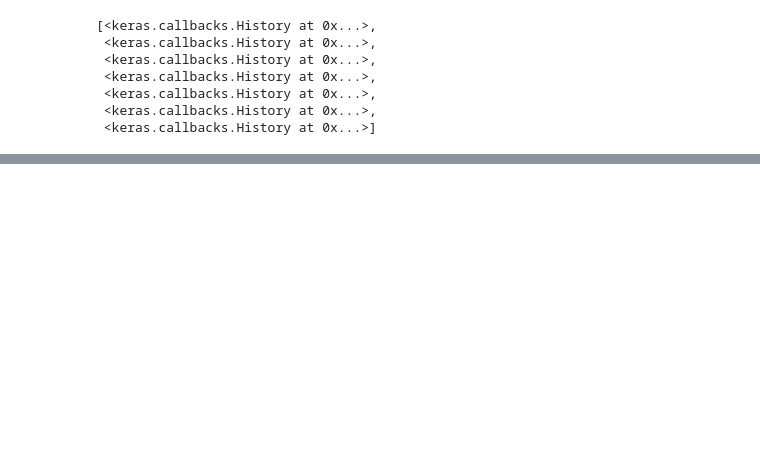
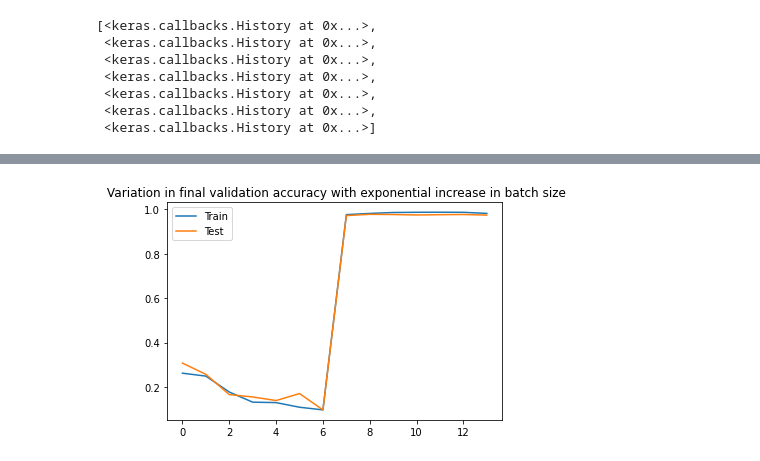
Before and after one commit to sandheepgopinath/Code-Repository, a Jupyter notebook: Machine Learning/Effect of batch size on training/Effect_of_Batch_Size_on_training.ipynb, the cells around one changed output, grey strips where cells are left out. Saved outputs shown, nothing was run; the diff lists cells and outputs as text; code cells hidden in the pictures; blank space fills up the shorter version.

```diff
--- a/Machine Learning/Effect of batch size on training/Effect_of_Batch_Size_on_training.ipynb
+++ b/Machine Learning/Effect of batch size on training/Effect_of_Batch_Size_on_training.ipynb
@@ -275,0 +543,9 @@ sto
+# %%
+plt.title(' Variation in final training accuracy with exponential increase in batch size')
+plt.plot(train_accuracy)
+plt.title(' Variation in final validation accuracy with exponential increase in batch size')
+plt.plot(test_accuracy)
+plt.legend(['Train','Test'])
+plt.show()
+# %% [output]
+[figure, added]
```
Also changed, not shown: parts of 27 cells of this notebook, 2 other files.
